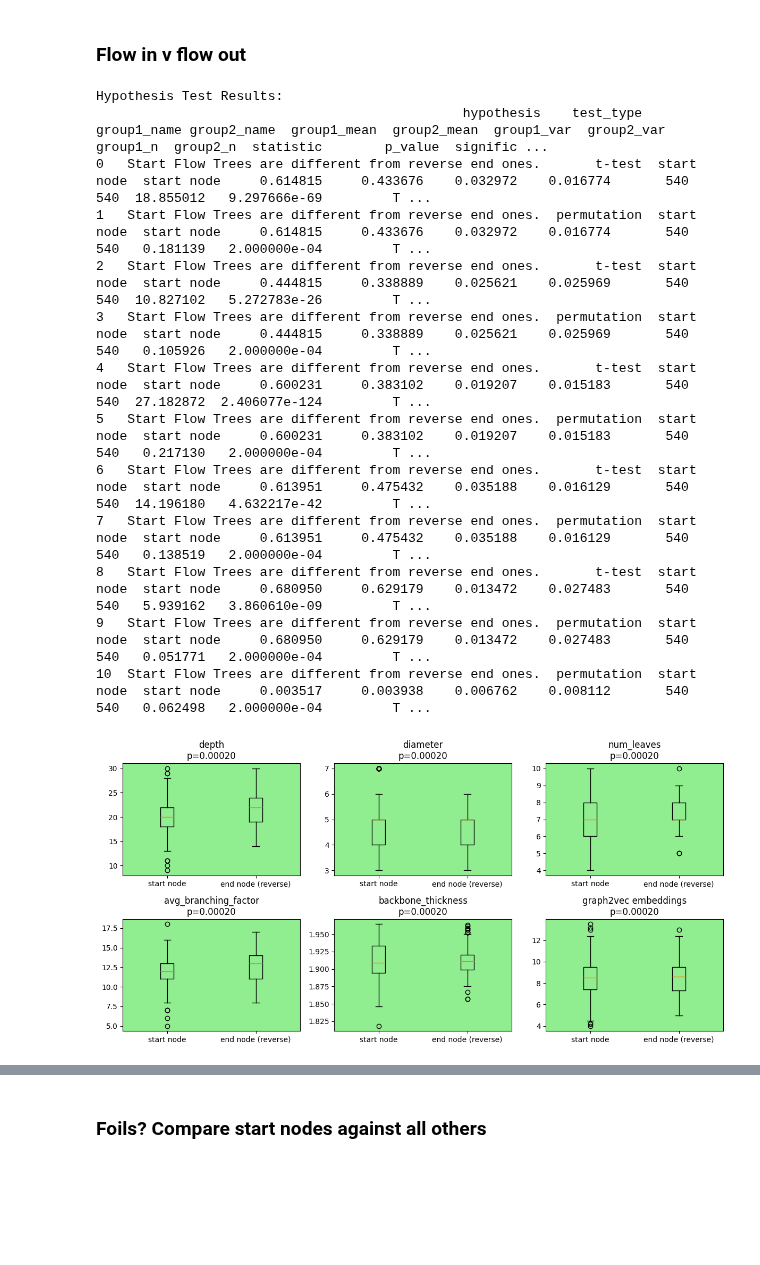
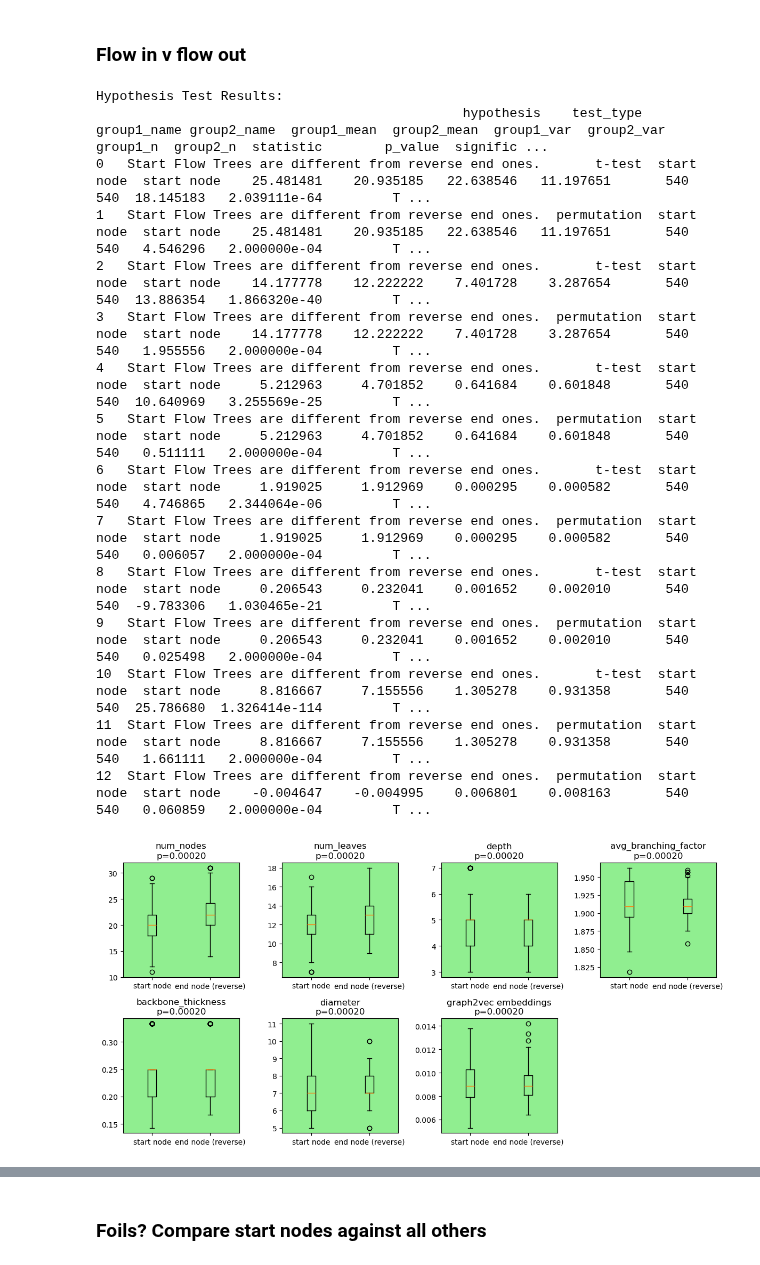
Before and after one commit to geometric-intelligence/mazedyn, a Jupyter notebook: mazedyn/2_hypothesis_testing.ipynb, the cells around one changed output, grey strips where cells are left out. Cells and saved outputs as stored; diff of their text form; code cells hidden in the pictures; blank space fills up the shorter version.

```diff
--- a/mazedyn/2_hypothesis_testing.ipynb
+++ b/mazedyn/2_hypothesis_testing.ipynb
@@ -675,7 +670,7 @@ for i, feature_name in enumerate(results_df['metric'].unique()):
     feature_results = results_df[results_df['metric'] == feature_name]
     perm_result = feature_results[feature_results['test_type'] == 'permutation'].iloc[0]
 
-    plt.subplot(2, 3, i+1)
+    plt.subplot(2, 4, i+1)
     plt.boxplot([outer_starting_features[:, i], inner_starting_features[:, i]],
                 labels=['outer_starting', 'inner_starting'])
     plt.title(f'{feature_name}\np={perm_result["p_value"]:.5f}')
@@ -725,7 +722,7 @@ for i, feature_name in enumerate(results_df['metric'].unique()):
     feature_results = results_df[results_df['metric'] == feature_name]
     perm_result = feature_results[feature_results['test_type'] == 'permutation'].iloc[0]
 
-    plt.subplot(2, 3, i+1)
+    plt.subplot(2, 4, i+1)
     plt.boxplot([outer_ending_features[:, i], inner_ending_features[:, i]],
                 labels=['outer_ending', 'inner_starting'])
     plt.title(f'{feature_name}\np={perm_result["p_value"]:.5f}')
@@ -844,7 +843,7 @@ for i, feature_name in enumerate(results_df['metric'].unique()):
     feature_results = results_df[results_df['metric'] == feature_name]
     perm_result = feature_results[feature_results['test_type'] == 'permutation'].iloc[0]
 
-    plt.subplot(2, 3, i+1)
+    plt.subplot(2, 4, i+1)
     plt.boxplot([outer_start_node_features[:, i], inner_start_node_features[:, i]],
                 labels=['outer_start_node', 'inner_start_node'])
     plt.title(f'{feature_name}\np={perm_result["p_value"]:.5f}')
@@ -897,7 +898,7 @@ for i, feature_name in enumerate(results_df['metric'].unique()):
     feature_results = results_df[results_df['metric'] == feature_name]
     perm_result = feature_results[feature_results['test_type'] == 'permutation'].iloc[0]
 
-    plt.subplot(2, 3, i+1)
+    plt.subplot(2, 4, i+1)
     plt.boxplot([outer_end_node_features[:, i], inner_end_node_features[:, i]],
                 labels=['outer_end_node', 'inner_end_node'])
     plt.title(f'{feature_name}\np={perm_result["p_value"]:.5f}')
@@ -940,47 +943,49 @@ results_df, group1_features, group2_features = compare_flow_tree_groups(
     group2_flow_trees,
     group1_name=group1_name,
     group2_name=group1_name,
-    normalise=True,
+    # normalise=True,
     hypothesis_test_types=["t-test", "permutation"],
     hypothesis=hypothesis_str
 )
 
 # Display results
 print("\nHypothesis Test Results:")
 print(results_df.to_string())
 
 # Create visualization of results
 plt.figure(figsize=(12, 6))
 for i, feature_name in enumerate(results_df['metric'].unique()):
     feature_results = results_df[results_df['metric'] == feature_name]
     perm_result = feature_results[feature_results['test_type'] == 'permutation'].iloc[0]
 
-    plt.subplot(2, 3, i+1)
+    plt.subplot(2, 4, i+1)
     plt.boxplot([outer_end_node_features[:, i], inner_end_node_features[:, i]],
                 labels=[group1_name, group2_name])
     plt.title(f'{feature_name}\np={perm_result["p_value"]:.5f}')
     if perm_result["significant"]:
         plt.gca().set_facecolor('lightgreen')
 
 plt.tight_layout()
 plt.show()
 
 all_results_df = pd.concat([all_results_df, results_df], ignore_index=True)
 # %% [output]
 Hypothesis Test Results:
                                                hypothesis    test_type group1_name group2_name  group1_mean  group2_mean  group1_var  group2_var  group1_n  group2_n  statistic        p_value  signific ...
-0   Start Flow Trees are different from reverse end ones.       t-test  start node  start node     0.614815     0.433676    0.032972    0.016774       540       540  18.855012   9.297666e-69         T ...
-1   Start Flow Trees are different from reverse end ones.  permutation  start node  start node     0.614815     0.433676    0.032972    0.016774       540       540   0.181139   2.000000e-04         T ...
-2   Start Flow Trees are different from reverse end ones.       t-test  start node  start node     0.444815     0.338889    0.025621    0.025969       540       540  10.827102   5.272783e-26         T ...
-3   Start Flow Trees are different from reverse end ones.  permutation  start node  start node     0.444815     0.338889    0.025621    0.025969       540       540   0.105926   2.000000e-04         T ...
-4   Start Flow Trees are different from reverse end ones.       t-test  start node  start node     0.600231     0.383102    0.019207    0.015183       540       540  27.182872  2.406077e-124         T ...
-5   Start Flow Trees are different from reverse end ones.  permutation  start node  start node     0.600231     0.383102    0.019207    0.015183       540       540   0.217130   2.000000e-04         T ...
-6   Start Flow Trees are different from reverse end ones.       t-test  start node  start node     0.613951     0.475432    0.035188    0.016129       540       540  14.196180   4.632217e-42         T ...
-7   Start Flow Trees are different from reverse end ones.  permutation  start node  start node     0.613951     0.475432    0.035188    0.016129       540       540   0.138519   2.000000e-04         T ...
-8   Start Flow Trees are different from reverse end ones.       t-test  start node  start node     0.680950     0.629179    0.013472    0.027483       540       540   5.939162   3.860610e-09         T ...
-9   Start Flow Trees are different from reverse end ones.  permutation  start node  start node     0.680950     0.629179    0.013472    0.027483       540       540   0.051771   2.000000e-04         T ...
-10  Start Flow Trees are different from reverse end ones.  permutation  start node  start node     0.003517     0.003938    0.006762    0.008112       540       540   0.062498   2.000000e-04         T ...
+0   Start Flow Trees are different from reverse end ones.       t-test  start node  start node    25.481481    20.935185   22.638546   11.197651       540       540  18.145183   2.039111e-64         T ...
+1   Start Flow Trees are different from reverse end ones.  permutation  start node  start node    25.481481    20.935185   22.638546   11.197651       540       540   4.546296   2.000000e-04         T ...
+2   Start Flow Trees are different from reverse end ones.       t-test  start node  start node    14.177778    12.222222    7.401728    3.287654       540       540  13.886354   1.866320e-40         T ...
+3   Start Flow Trees are different from reverse end ones.  permutation  start node  start node    14.177778    12.222222    7.401728    3.287654       540       540   1.955556   2.000000e-04         T ...
+4   Start Flow Trees are different from reverse end ones.       t-test  start node  start node     5.212963     4.701852    0.641684    0.601848       540       540  10.640969   3.255569e-25         T ...
+5   Start Flow Trees are different from reverse end ones.  permutation  start node  start node     5.212963     4.701852    0.641684    0.601848       540       540   0.511111   2.000000e-04         T ...
+6   Start Flow Trees are different from reverse end ones.       t-test  start node  start node     1.919025     1.912969    0.000295    0.000582       540       540   4.746865   2.344064e-06         T ...
+7   Start Flow Trees are different from reverse end ones.  permutation  start node  start node     1.919025     1.912969    0.000295    0.000582       540       540   0.006057   2.000000e-04         T ...
+8   Start Flow Trees are different from reverse end ones.       t-test  start node  start node     0.206543     0.232041    0.001652    0.002010       540       540  -9.783306   1.030465e-21         T ...
+9   Start Flow Trees are different from reverse end ones.  permutation  start node  start node     0.206543     0.232041    0.001652    0.002010       540       540   0.025498   2.000000e-04         T ...
+10  Start Flow Trees are different from reverse end ones.       t-test  start node  start node     8.816667     7.155556    1.305278    0.931358       540       540  25.786680  1.326414e-114         T ...
+11  Start Flow Trees are different from reverse end ones.  permutation  start node  start node     8.816667     7.155556    1.305278    0.931358       540       540   1.661111   2.000000e-04         T ...
+12  Start Flow Trees are different from reverse end ones.  permutation  start node  start node    -0.004647    -0.004995    0.006801    0.008163       540       540   0.060859   2.000000e-04         T ...
-[figure, old version]
+[figure, new version]
 # %%
 results_df = get_new_results_df()
 
```
Also changed, not shown: parts of 34 cells of this notebook, 10 other files.
